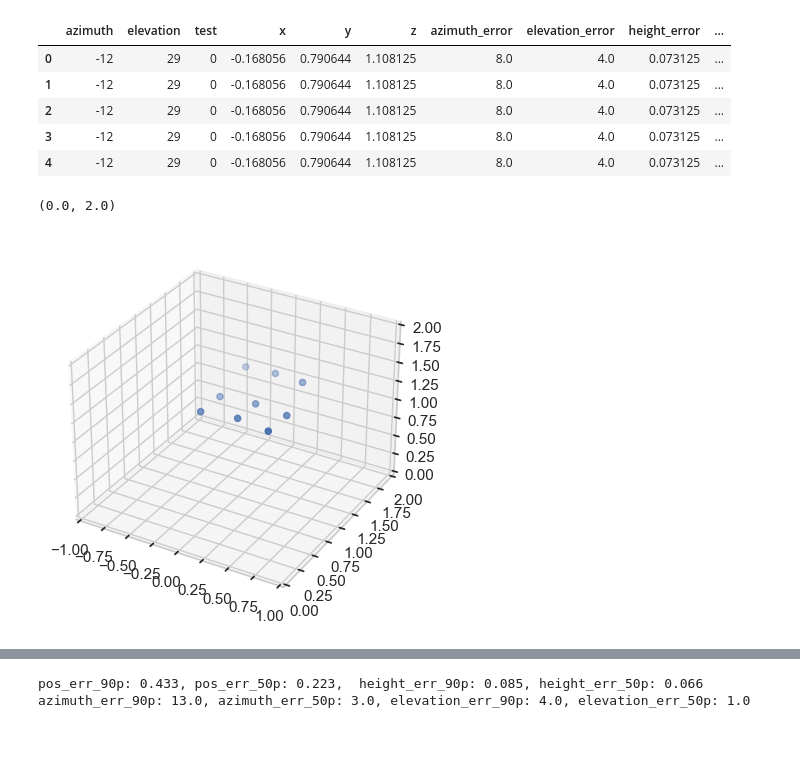
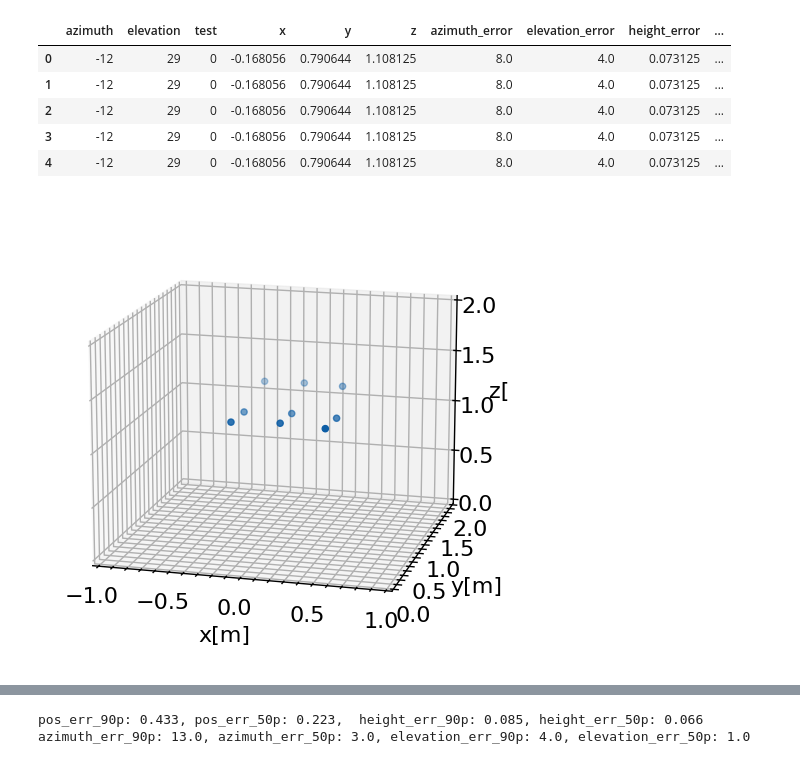
Before and after one commit to auk1709/lab-acoustic, a Jupyter notebook: notebook/pos_3d_first_organize.ipynb, the cells around one changed output, grey strips where cells are left out. Cells and saved outputs as stored; diff of their text form; code cells hidden in the pictures.

```diff
--- a/notebook/pos_3d_first_organize.ipynb
+++ b/notebook/pos_3d_first_organize.ipynb
@@ -11,5 +11,6 @@ import seaborn as sns
 from positioning.readwav import readwav
 from positioning.create_db import create_3d_spectrum_db
 from positioning.estimate import estimate_direction_3d, estimate_height, calc_position
-# %%
-sns.set(style="whitegrid")
+# %%
+# sns.set(style="whitegrid")
+plt.style.use(["science", "notebook", "./slide.mplstyle"])
@@ -88,9 +109,12 @@ df_est.head()
 # %%
 fig, ax = plt.subplots(subplot_kw={"projection": "3d"})
 ax.scatter(df_true["x"], df_true["y"], df_true["mcs_z"])
 ax.set_xlim(-1, 1)
 ax.set_ylim(0, 2)
 ax.set_zlim(0, 2)
+ax.set_xlabel("x[m]", labelpad=10)
+ax.set_ylabel("y[m]", labelpad=10)
+ax.set_zlabel("z[m]", labelpad=10)
+ax.view_init(elev=15, azim=-75)
 # %% [output]
-(0.0, 2.0)
-[figure, old version]
+[figure, new version]
```
Also changed, not shown: parts of 13 cells of this notebook, 11 other files.
